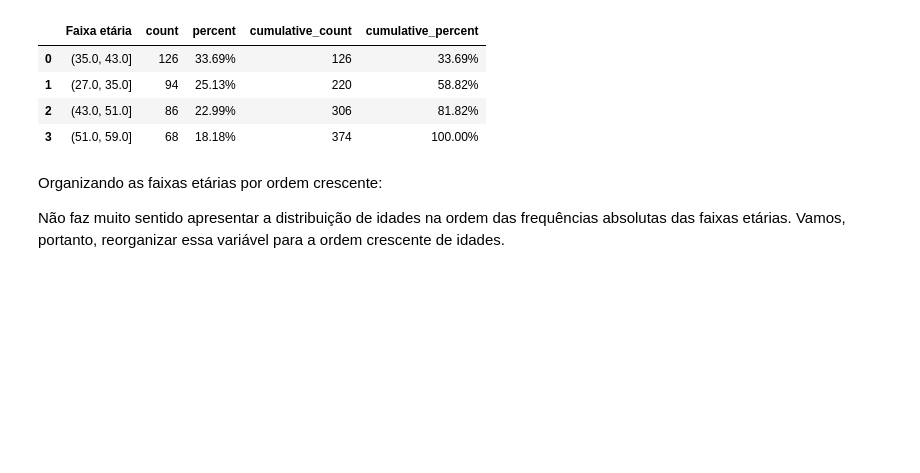
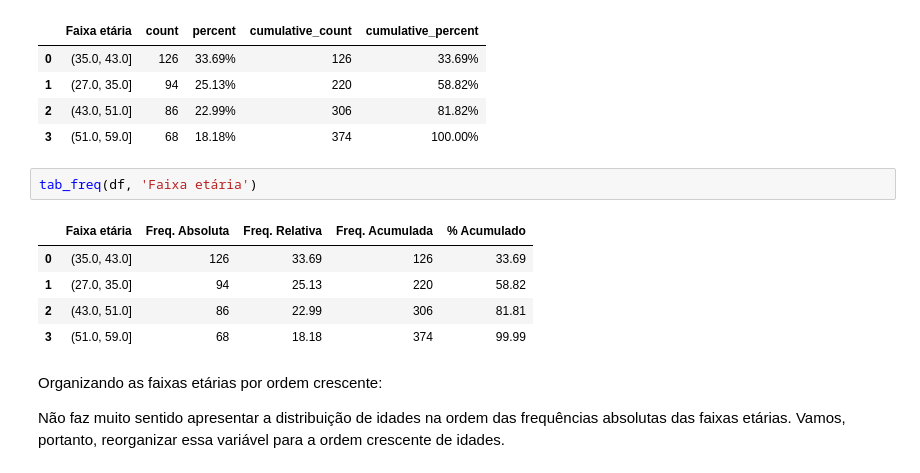
Before and after one commit to arqmarcel/saude_funcionarios, a Jupyter notebook: notebooks/analise_sono.ipynb, the cells around one changed output. Drawn from its saved outputs; the diff is of its cells as text; blank space fills up the shorter version.

```diff
--- a/notebooks/analise_sono.ipynb
+++ b/notebooks/analise_sono.ipynb
@@ -146,6 +188,14 @@ tab_freq_fx_stb
 | 1 | (27.0, 35.0] | 94 | 25.13% | 220 | 58.82% |
 | 2 | (43.0, 51.0] | 86 | 22.99% | 306 | 81.82% |
 | 3 | (51.0, 59.0] | 68 | 18.18% | 374 | 100.00% |
+# %%
+tab_freq(df, 'Faixa etária')
+# %% [output]
+|  | Faixa etária | Freq. Absoluta | Freq. Relativa | Freq. Acumulada | % Acumulado |
+| 0 | (35.0, 43.0] | 126 | 33.69 | 126 | 33.69 |
+| 1 | (27.0, 35.0] | 94 | 25.13 | 220 | 58.82 |
+| 2 | (43.0, 51.0] | 86 | 22.99 | 306 | 81.81 |
+| 3 | (51.0, 59.0] | 68 | 18.18 | 374 | 99.99 |
 # %% [markdown]
 Organizando as faixas etárias por ordem crescente:
 
```
Also changed, not shown: parts of 6 cells of this notebook, 1 other file.
